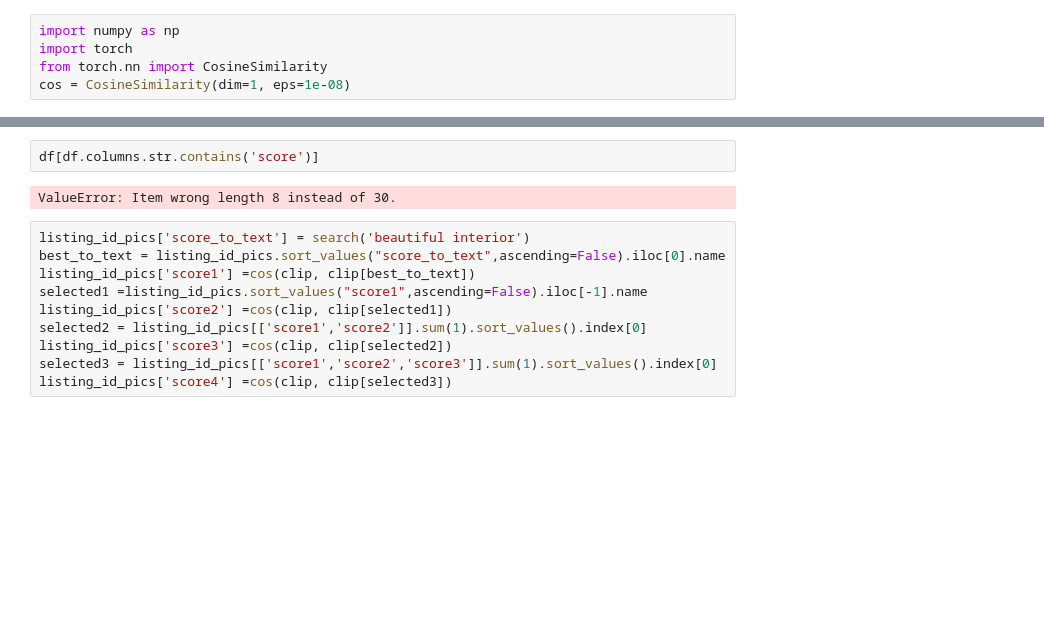
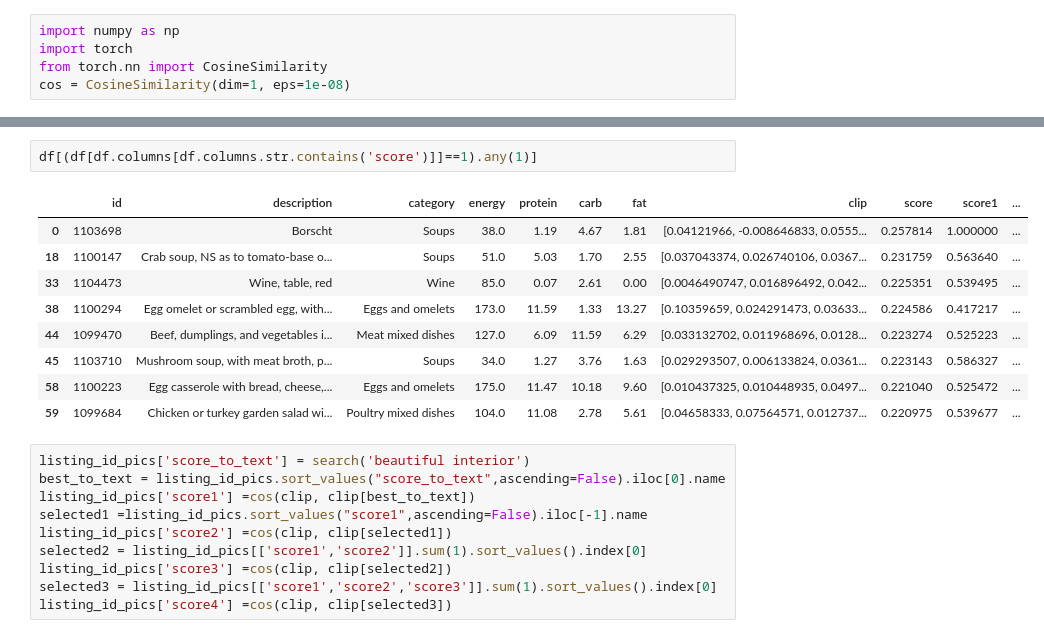
Before and after one commit to DmitriyG228/food, a Jupyter notebook: 01_multiple_foods.ipynb, the cells around one changed output, grey strips where cells are left out. Drawn from its saved outputs; the diff is of its cells as text; blank space fills up the shorter version.

```diff
--- a/01_multiple_foods.ipynb
+++ b/01_multiple_foods.ipynb
@@ -68,7 +110,15 @@ foods
 # %%
-df[df.columns.str.contains('score')]
+df[(df[df.columns[df.columns.str.contains('score')]]==1).any(1)]
 # %% [output]
-ValueError: Item wrong length 8 instead of 30.
+|  | id | description | category | energy | protein | carb | fat | clip | score | score1 | ... |
+| 0 | 1103698 | Borscht | Soups | 38.0 | 1.19 | 4.67 | 1.81 | [0.04121966, -0.008646833, 0.0555... | 0.257814 | 1.000000 | ... |
+| 18 | 1100147 | Crab soup, NS as to tomato-base o... | Soups | 51.0 | 5.03 | 1.70 | 2.55 | [0.037043374, 0.026740106, 0.0367... | 0.231759 | 0.563640 | ... |
+| 33 | 1104473 | Wine, table, red | Wine | 85.0 | 0.07 | 2.61 | 0.00 | [0.0046490747, 0.016896492, 0.042... | 0.225351 | 0.539495 | ... |
+| 38 | 1100294 | Egg omelet or scrambled egg, with... | Eggs and omelets | 173.0 | 11.59 | 1.33 | 13.27 | [0.10359659, 0.024291473, 0.03633... | 0.224586 | 0.417217 | ... |
+| 44 | 1099470 | Beef, dumplings, and vegetables i... | Meat mixed dishes | 127.0 | 6.09 | 11.59 | 6.29 | [0.033132702, 0.011968696, 0.0128... | 0.223274 | 0.525223 | ... |
+| 45 | 1103710 | Mushroom soup, with meat broth, p... | Soups | 34.0 | 1.27 | 3.76 | 1.63 | [0.029293507, 0.006133824, 0.0361... | 0.223143 | 0.586327 | ... |
+| 58 | 1100223 | Egg casserole with bread, cheese,... | Eggs and omelets | 175.0 | 11.47 | 10.18 | 9.60 | [0.010437325, 0.010448935, 0.0497... | 0.221040 | 0.525472 | ... |
+| 59 | 1099684 | Chicken or turkey garden salad wi... | Poultry mixed dishes | 104.0 | 11.08 | 2.78 | 5.61 | [0.04658333, 0.07564571, 0.012737... | 0.220975 | 0.539677 | ... |
 # %%
 listing_id_pics['score_to_text'] = search('beautiful interior')
 best_to_text = listing_id_pics.sort_values("score_to_text",ascending=False).iloc[0].name
```
Also changed, not shown: parts of 15 cells of this notebook.
